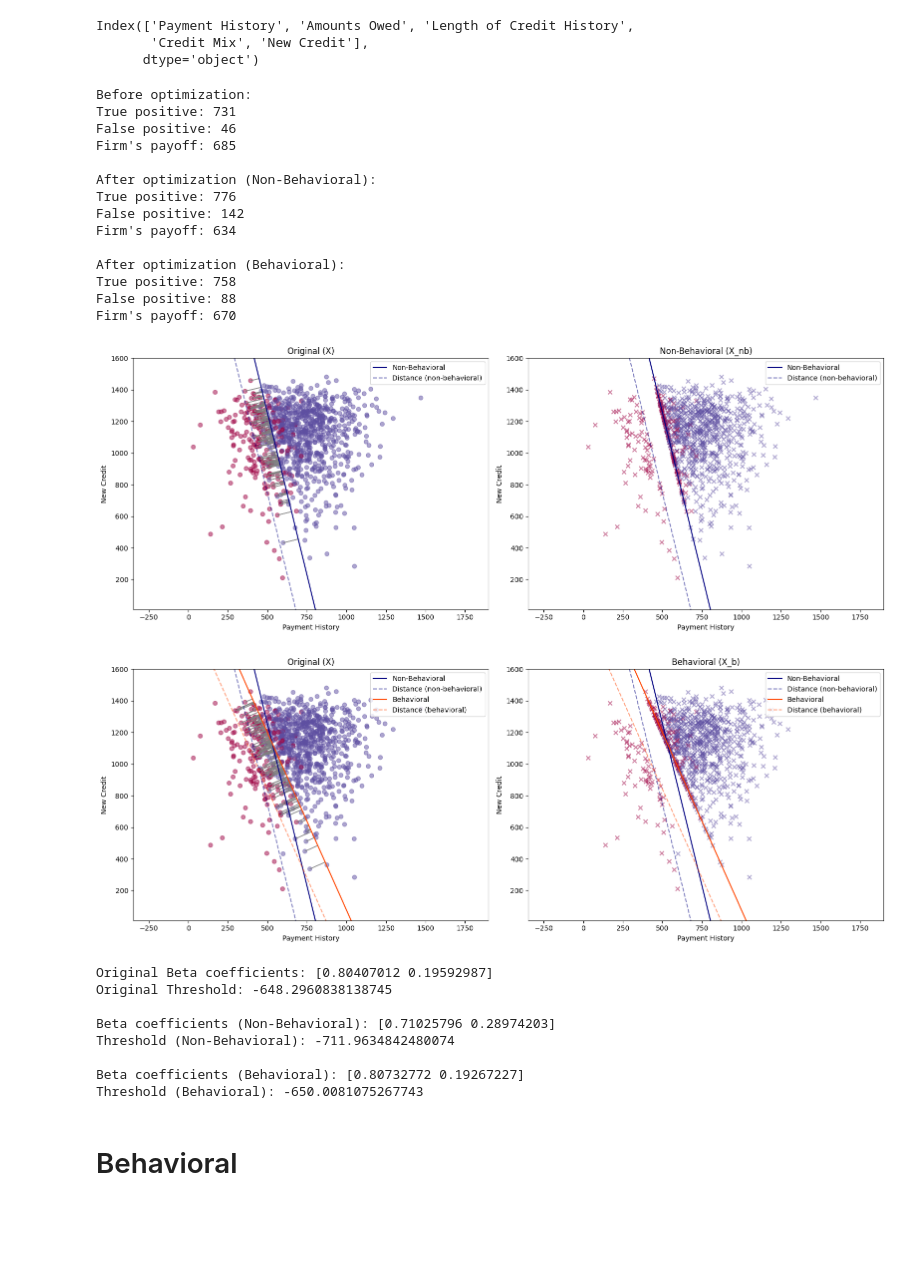
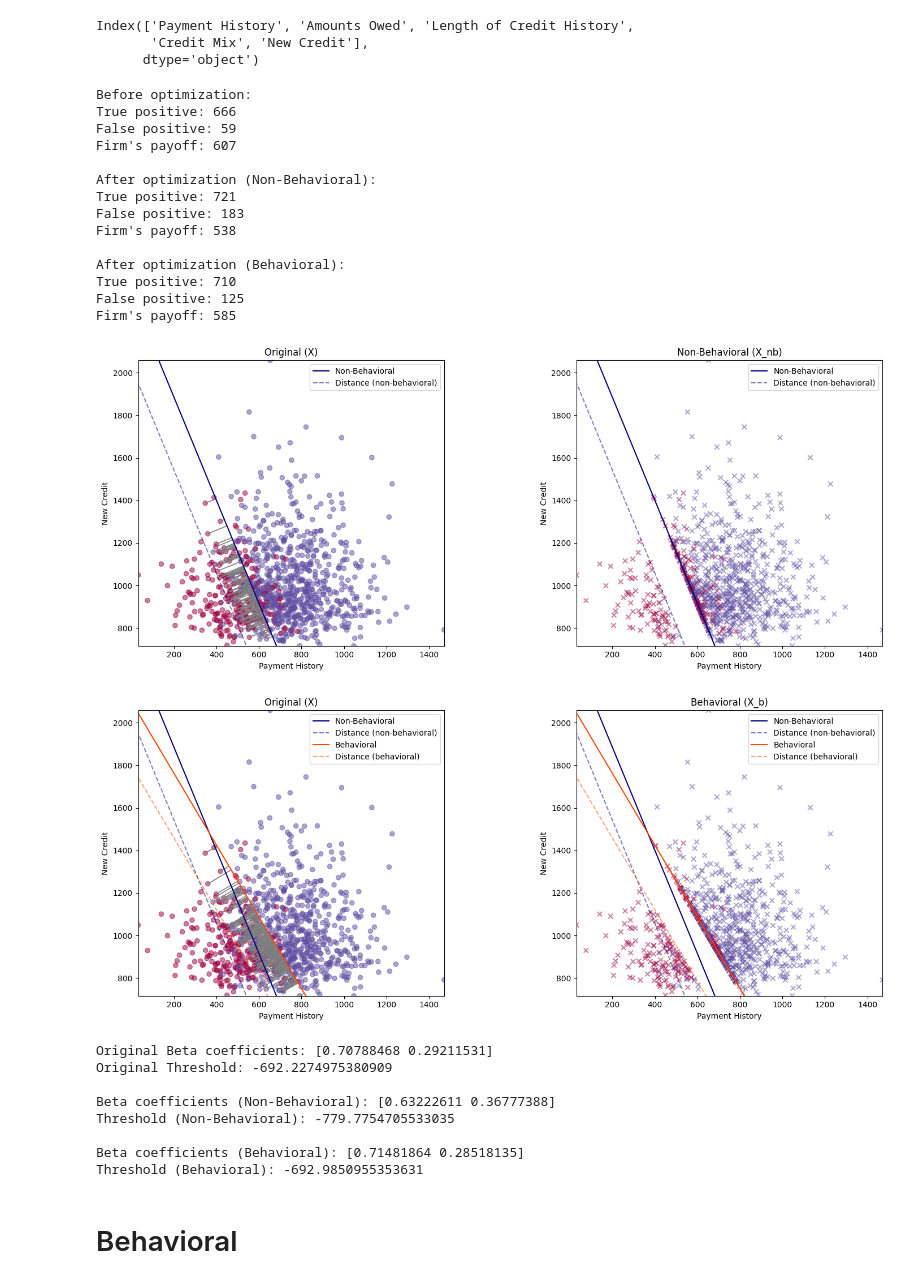
Before and after one commit to RamanEbrahimi/Research, a Jupyter notebook: Explainable AI/simulation.ipynb, the cells around one changed output. Drawn from its saved outputs; the diff is of its cells as text; code cells hidden in the pictures; blank space fills up the shorter version.

```diff
--- a/Explainable AI/simulation.ipynb
+++ b/Explainable AI/simulation.ipynb
@@ -25,7 +25,7 @@ def generate_synthetic_fico_data(n=1000):
 
     # Simulate New Credit
     # Recent credit activities lower the score
-    new_credit = 1500 - np.random.gamma(4, 100, n)
+    new_credit = 700 + np.random.gamma(3, 100, n)
 
     # Combine into DataFrame
     data = {
@@ -459,15 +459,19 @@ def create_side_by_side_plots_with_arrows(dataset1, dataset2, labels, title1, ti
     axs[0].legend()
     axs[1].legend()
 
-    # axis with same scale
-    axs[0].axis('equal')
-    axs[1].axis('equal')
+    # equal scaling
+    axs[0].set_aspect('equal', adjustable='box')
+    axs[1].set_aspect('equal', adjustable='box')
 
-    axs[0].set_xlim(250, 1300)
-    axs[0].set_ylim(10, 1600)
-    axs[1].set_xlim(250, 1300)
-    axs[1].set_ylim(10, 1600)
+    y_min = min(min(dataset1[feature2]), min(dataset2[feature2]))
+    y_max = max(max(dataset1[feature2]), max(dataset2[feature2]))
+    x_min = min(min(dataset1[feature1]), min(dataset2[feature1]))
+    x_max = max(max(dataset1[feature1]), max(dataset2[feature1]))
 
+    axs[0].set_xlim(x_min, x_max)
+    axs[0].set_ylim(y_min, y_max)
+    axs[1].set_xlim(x_min, x_max)
+    axs[1].set_ylim(y_min, y_max)
 
 
     # Draw arrows
@@ -476,52 +480,52 @@ def create_side_by_side_plots_with_arrows(dataset1, dataset2, labels, title1, ti
                      dataset2[feature1][i] - dataset1[feature1][i], dataset2[feature2][i] - dataset1[feature2][i],
                      color='gray', alpha=0.9, head_width=0.02, head_length=0.02)
     # legend top right
     axs[0].legend(loc='upper right')
     axs[1].legend(loc='upper right')
 
     plt.tight_layout()
     plt.show()
 
 # Create the side-by-side scatter plots with arrows
 create_side_by_side_plots_with_arrows(X_vis, X_nb_vis, y_vis, 'Original (X)', 'Non-Behavioral (X_nb)', beta_vis, threshold_vis, B, gamma_vis, mode='NB')
 create_side_by_side_plots_with_arrows(X_vis, X_b_vis, y_vis, 'Original (X)', 'Behavioral (X_b)', beta_vis, threshold_vis, B, gamma_vis, mode='B')
 
 beta_new_b, threshold_new_b = logistic_regression_with_sum_constraint(X_nb_vis, y_vis)
 beta_new_nb, threshold_new_nb = logistic_regression_with_sum_constraint(X_b_vis, y_vis)
 
 print("Original Beta coefficients:", beta_vis)
 print("Original Threshold:", threshold_vis)
 
 print("\nBeta coefficients (Non-Behavioral):", beta_new_nb)
 print("Threshold (Non-Behavioral):", threshold_new_nb)
 
 print("\nBeta coefficients (Behavioral):", beta_new_b)
 print("Threshold (Behavioral):", threshold_new_b)
 # %% [output]
 Before optimization:
-True positive: 731
-False positive: 46
-Firm's payoff: 685
+True positive: 666
+False positive: 59
+Firm's payoff: 607
 
 After optimization (Non-Behavioral):
-True positive: 776
-False positive: 142
-Firm's payoff: 634
+True positive: 721
+False positive: 183
+Firm's payoff: 538
 
 After optimization (Behavioral):
-True positive: 758
-False positive: 88
-Firm's payoff: 670
+True positive: 710
+False positive: 125
+Firm's payoff: 585
-[figure, old version]
+[figure, new version]
-[figure, old version]
+[figure, new version]
-Original Beta coefficients: [0.80407012 0.19592987]
-Original Threshold: -648.2960838138745
+Original Beta coefficients: [0.70788468 0.29211531]
+Original Threshold: -692.2274975380909
 
-Beta coefficients (Non-Behavioral): [0.71025796 0.28974203]
-Threshold (Non-Behavioral): -711.9634842480074
+Beta coefficients (Non-Behavioral): [0.63222611 0.36777388]
+Threshold (Non-Behavioral): -779.7754705533035
 
-Beta coefficients (Behavioral): [0.80732772 0.19267227]
-Threshold (Behavioral): -650.0081075267743
+Beta coefficients (Behavioral): [0.71481864 0.28518135]
+Threshold (Behavioral): -692.9850955353631
 # %% [markdown]
 # Behavioral
 # %%
```
Also changed, not shown: parts of 10 cells of this notebook, 1 other file.
